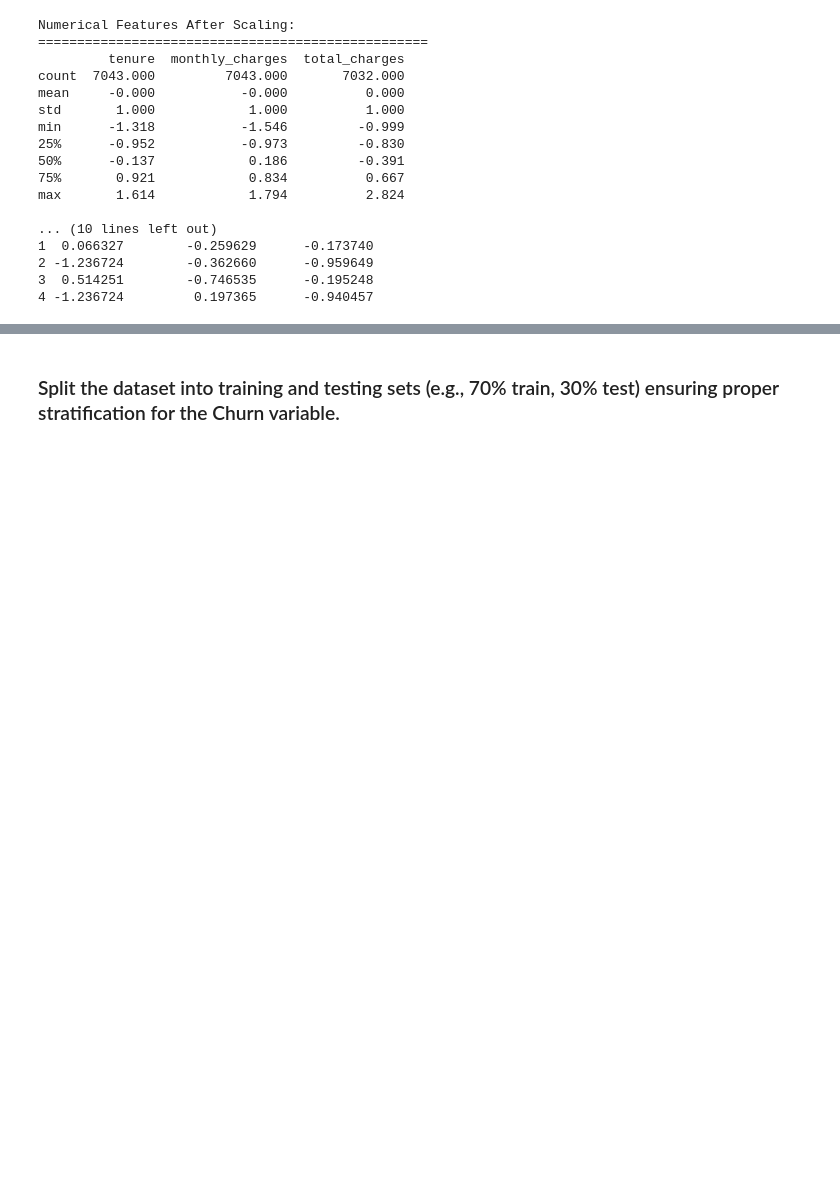
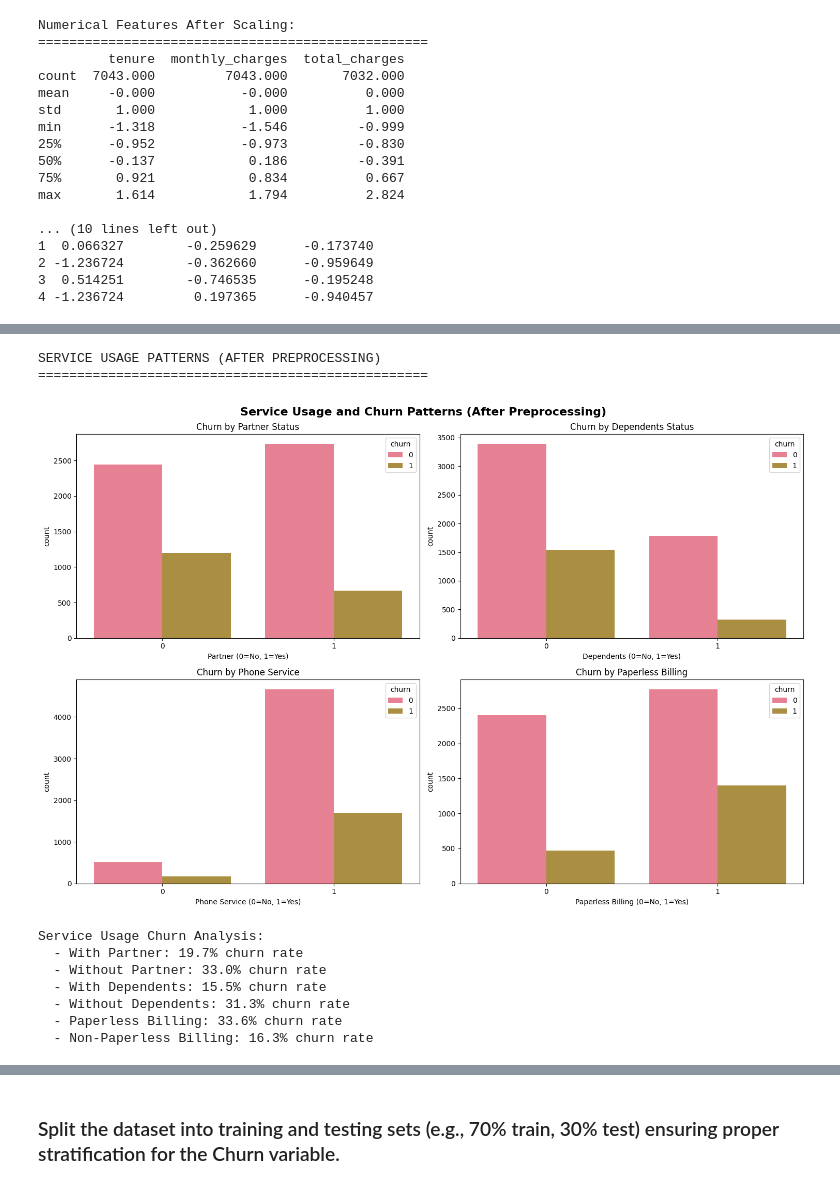
Before and after one commit to ZahraaFadhel/Predictive-Model-for-Customer-Churn, a Jupyter notebook: main.ipynb, the cells around one changed output, grey strips where cells are left out. Cells and saved outputs as stored; diff of their text form; code cells hidden in the pictures; blank space fills up the shorter version.

```diff
--- a/main.ipynb
+++ b/main.ipynb
@@ -747,0 +715,54 @@ Tenure Analysis:
+# %%
+print("\nSERVICE USAGE PATTERNS (AFTER PREPROCESSING)")
+print("="*50)
+
+fig, axes = plt.subplots(2, 2, figsize=(15, 10))
+fig.suptitle('Service Usage and Churn Patterns (After Preprocessing)', fontsize=16, fontweight='bold')
+
+# Partner vs Churn
+sns.countplot(data=df, x='partner', hue='churn', ax=axes[0,0])
+axes[0,0].set_title('Churn by Partner Status')
+axes[0,0].set_xlabel('Partner (0=No, 1=Yes)')
+
+# Dependents vs Churn
+sns.countplot(data=df, x='dependents', hue='churn', ax=axes[0,1])
+axes[0,1].set_title('Churn by Dependents Status')
+axes[0,1].set_xlabel('Dependents (0=No, 1=Yes)')
+
+# Phone Service vs Churn
+sns.countplot(data=df, x='phone_service', hue='churn', ax=axes[1,0])
+axes[1,0].set_title('Churn by Phone Service')
+axes[1,0].set_xlabel('Phone Service (0=No, 1=Yes)')
+
+# Paperless Billing vs Churn
+sns.countplot(data=df, x='paperless_billing', hue='churn', ax=axes[1,1])
+axes[1,1].set_title('Churn by Paperless Billing')
+axes[1,1].set_xlabel('Paperless Billing (0=No, 1=Yes)')
+
+plt.tight_layout()
+plt.show()
+
+# Service usage churn analysis
+print("\nService Usage Churn Analysis:")
+partner_churn = df.groupby('partner')['churn'].mean() * 100
+print(f"  - With Partner: {partner_churn[1]:.1f}% churn rate")
+print(f"  - Without Partner: {partner_churn[0]:.1f}% churn rate")
+
+dependents_churn = df.groupby('dependents')['churn'].mean() * 100
+print(f"  - With Dependents: {dependents_churn[1]:.1f}% churn rate")
+print(f"  - Without Dependents: {dependents_churn[0]:.1f}% churn rate")
+
+paperless_churn = df.groupby('paperless_billing')['churn'].mean() * 100
+print(f"  - Paperless Billing: {paperless_churn[1]:.1f}% churn rate")
+print(f"  - Non-Paperless Billing: {paperless_churn[0]:.1f}% churn rate")
+# %% [output]
+SERVICE USAGE PATTERNS (AFTER PREPROCESSING)
+==================================================
+[figure, added]
+Service Usage Churn Analysis:
+  - With Partner: 19.7% churn rate
+  - Without Partner: 33.0% churn rate
+  - With Dependents: 15.5% churn rate
+  - Without Dependents: 31.3% churn rate
+  - Paperless Billing: 33.6% churn rate
+  - Non-Paperless Billing: 16.3% churn rate
```
Also changed, not shown: parts of 5 cells of this notebook.
